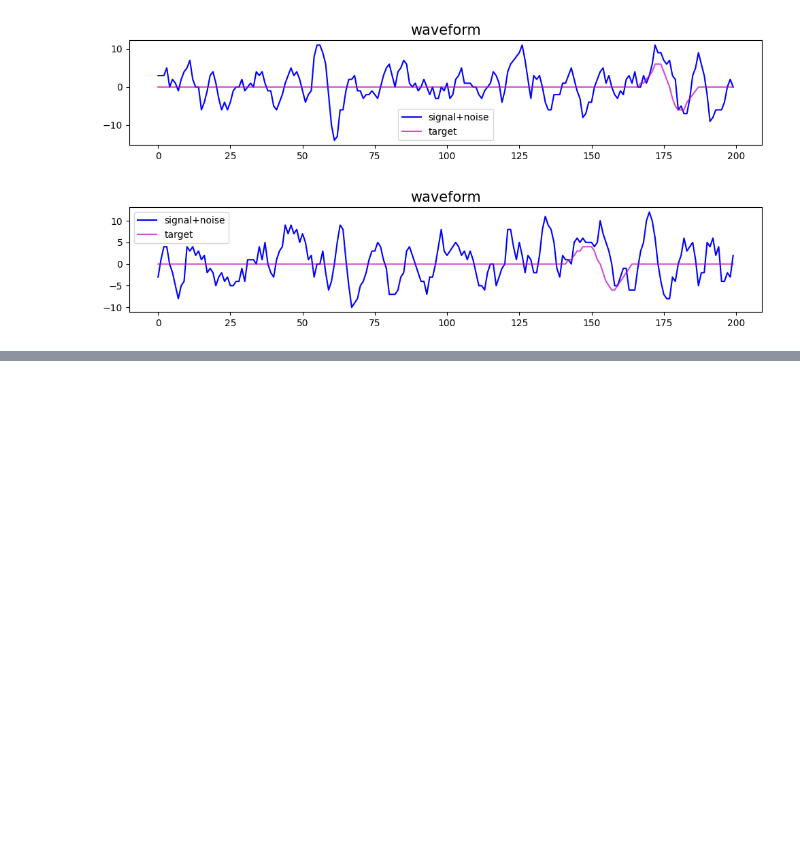
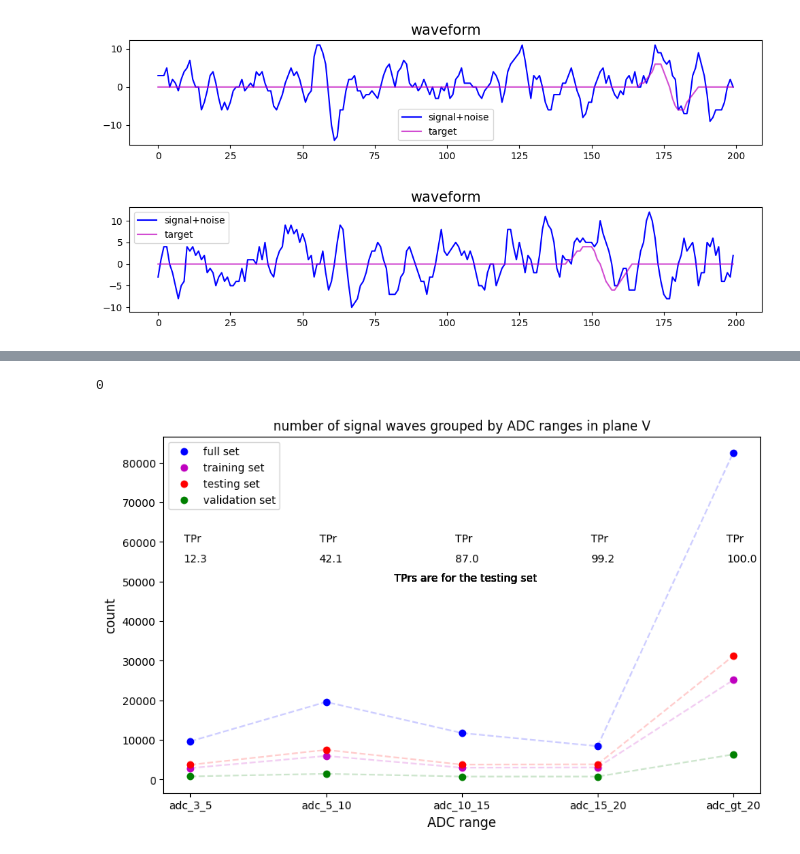
Before and after one commit to In-storage-compute/LArTPC-1DCNN-AutoEncoder, a Jupyter notebook: Neutrino-Trained-New-Dataset/AutoEncoder-Current/explore_dataset_V.ipynb, the cells around one changed output, grey strips where cells are left out. Saved outputs shown, nothing was run; the diff lists cells and outputs as text; code cells hidden in the pictures; blank space fills up the shorter version.

```diff
--- a/Neutrino-Trained-New-Dataset/AutoEncoder-Current/explore_dataset_V.ipynb
+++ b/Neutrino-Trained-New-Dataset/AutoEncoder-Current/explore_dataset_V.ipynb
@@ -384,0 +409,4 @@ for idx in range(3,5):
+# %%
+%%time
+predictions = model.predict(x_test_scaled, batch_size=4096)
+predictions = predictions.reshape(predictions.shape[0], predictions.shape[1])
@@ -384,0 +417,4 @@ for idx in range(3,5):
+# %%
+pred = predictions*std + mean
+# %%
+grouped_pred_waves = adc_grouping(pred, y_test)
@@ -384,0 +451,4 @@ for idx in range(3,5):
+# %%
+test_set_TP = []
+for i in range(5):
+    test_set_TP.append(get_num_TP(i))
@@ -384,0 +473,29 @@ for idx in range(3,5):
+# %%
+full_set[5]
+# %% [output]
+0
+# %%
+fig = plt.figure(figsize=(10,6))
+plt.title('number of signal waves grouped by ADC ranges in plane ' + wireplane, size=12)
+plt.scatter([group_num_labels[i] for i in range(5)], full_set[0:5], color='blue', label='full set')
+plt.plot(full_set[0:5], '--b', alpha=0.2)
+
+plt.scatter([group_num_labels[i] for i in range(5)], train_set[0:5], color='m', label='training set')
+plt.plot(train_set[0:5], '--m', alpha=0.2)
+
+plt.scatter([group_num_labels[i] for i in range(5)], test_set[0:5], color='r', label='testing set')
+plt.plot(test_set[0:5], '--r', alpha=0.2)
+
+plt.scatter([group_num_labels[i] for i in range(5)], val_set[0:5], color='green', label='validation set')
+plt.plot(val_set[0:5], '--', color='green', alpha=0.2)
+
+for i in range(5):
+    plt.text(i-0.05, 65000-5000, 'TPr')
+    plt.text(i-0.05, 60000-5000, round((test_set_TP[i]/test_set[i])*100, 1))
+    plt.text(1.5, 50000, 'TPrs are for the testing set')
+plt.legend()
+plt.xlabel('ADC range', size=12)
+plt.ylabel('count', size=12)
+plt.show()
+# %% [output]
+[figure, added]
```
Also changed, not shown: parts of 12 cells of this notebook, 2 other files.
